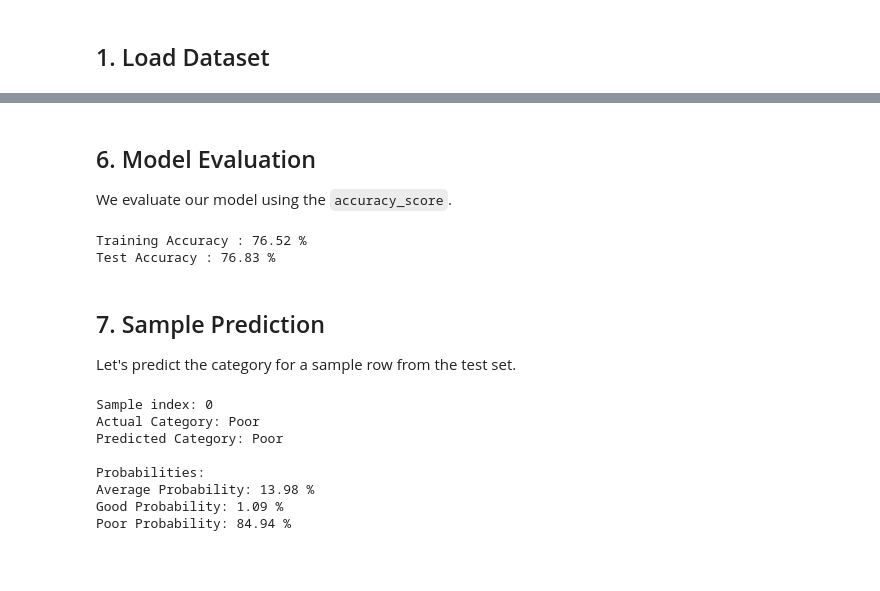
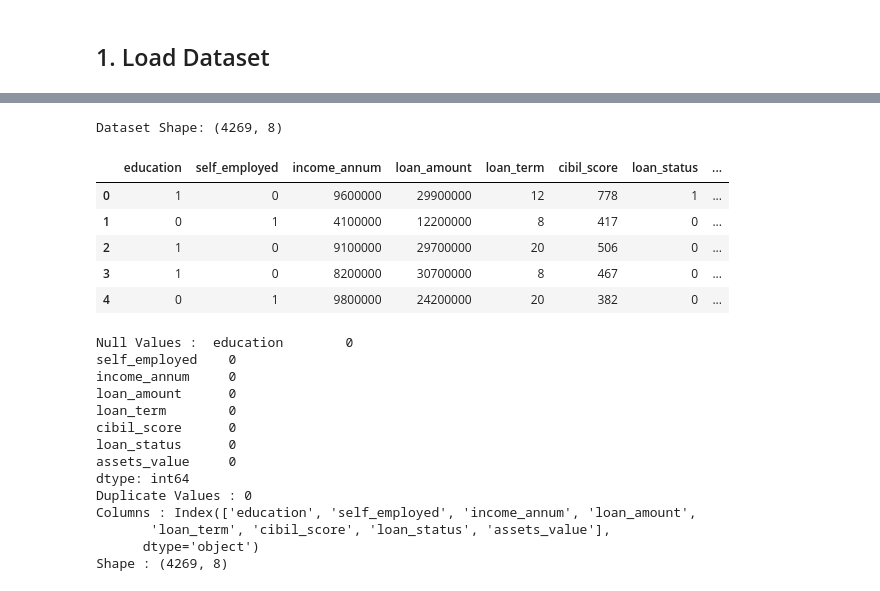
Before and after one commit to Adit122022/CPUR-Agentic-AI, a Jupyter notebook: 02_Phase/13_Day_24-06-2026/Assignment/Credit_Score_Prediction_Model.ipynb, the cells around one changed output, grey strips where cells are left out. Drawn from its saved outputs; the diff is of its cells as text; code cells hidden in the pictures; blank space fills up the shorter version.

```diff
--- a/02_Phase/13_Day_24-06-2026/Assignment/Credit_Score_Prediction_Model.ipynb
+++ b/02_Phase/13_Day_24-06-2026/Assignment/Credit_Score_Prediction_Model.ipynb
@@ -98,44 +17,34 @@ Logistic Regression Model Trained Successfully!
-# %% [markdown]
-## 6. Model Evaluation
-
-We evaluate our model using the `accuracy_score`.
-# %%
-y_pred_train = model.predict(X_train)
-y_pred_test = model.predict(X_test)
-
-accuracy_train = accuracy_score(y_train, y_pred_train)
-accuracy_test = accuracy_score(y_test, y_pred_test)
-
-print("Training Accuracy :", round(accuracy_train * 100, 2), "%")
-print("Test Accuracy :", round(accuracy_test * 100, 2), "%")
-# %% [output]
-Training Accuracy : 76.52 %
-Test Accuracy : 76.83 %
-# %% [markdown]
-## 7. Sample Prediction
-
-Let's predict the category for a sample row from the test set.
-# %%
-sample_index = 0
-sample_features = X_test.iloc[[sample_index]]
-actual_label = y_test.iloc[sample_index]
-
-pred = model.predict(sample_features)[0]
-probs = model.predict_proba(sample_features)[0]
-
-print(f"Sample index: {sample_index}")
-print(f"Actual Category: {actual_label}")
-print(f"Predicted Category: {pred}\n")
-
-print("Probabilities:")
-for cls, p in zip(model.classes_, probs):
-    print(f"{cls} Probability: {round(p * 100, 2)} %")
-# %% [output]
-Sample index: 0
-Actual Category: Poor
-Predicted Category: Poor
-
-Probabilities:
-Average Probability: 13.98 %
-Good Probability: 1.09 %
-Poor Probability: 84.94 %
+# %%
+df = pd.read_csv("../Notebook/loan_approval_dataset_cleaned.csv")
+print("Dataset Shape:", df.shape)
+# %% [output]
+Dataset Shape: (4269, 8)
+# %%
+df.head()
+# %% [output]
+|  | education | self_employed | income_annum | loan_amount | loan_term | cibil_score | loan_status | ... |
+| 0 | 1 | 0 | 9600000 | 29900000 | 12 | 778 | 1 | ... |
+| 1 | 0 | 1 | 4100000 | 12200000 | 8 | 417 | 0 | ... |
+| 2 | 1 | 0 | 9100000 | 29700000 | 20 | 506 | 0 | ... |
+| 3 | 1 | 0 | 8200000 | 30700000 | 8 | 467 | 0 | ... |
+| 4 | 0 | 1 | 9800000 | 24200000 | 20 | 382 | 0 | ... |
+# %%
+print("Null Values : ", df.isnull().sum())
+print("Duplicate Values :", df.duplicated().sum())
+print("Columns :", df.columns)
+print("Shape :", df.shape)
+# %% [output]
+Null Values :  education        0
+self_employed    0
+income_annum     0
+loan_amount      0
+loan_term        0
+cibil_score      0
+loan_status      0
+assets_value     0
+dtype: int64
+Duplicate Values : 0
+Columns : Index(['education', 'self_employed', 'income_annum', 'loan_amount',
+       'loan_term', 'cibil_score', 'loan_status', 'assets_value'],
+      dtype='object')
+Shape : (4269, 8)
```
Also changed, not shown: parts of 16 cells of this notebook, 5 other files.
